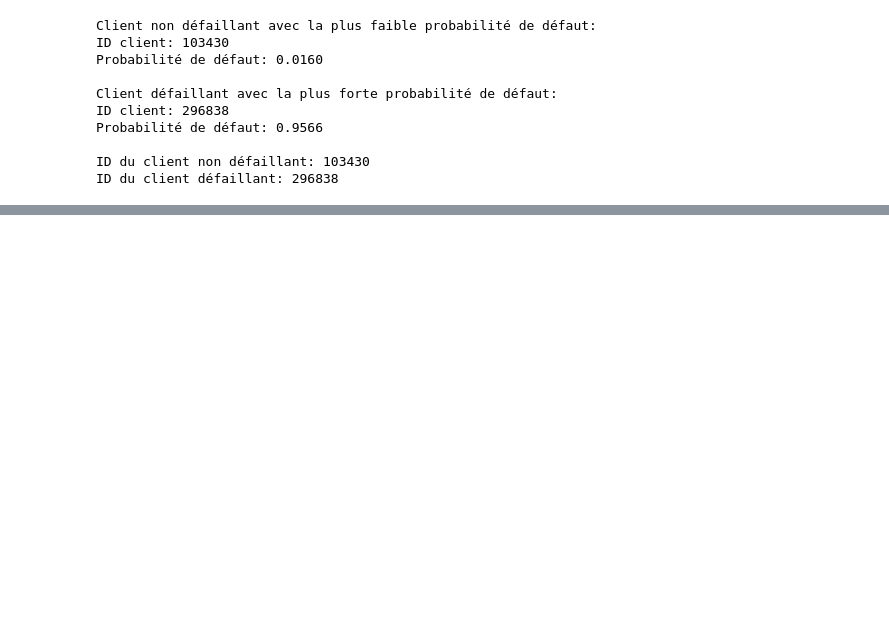
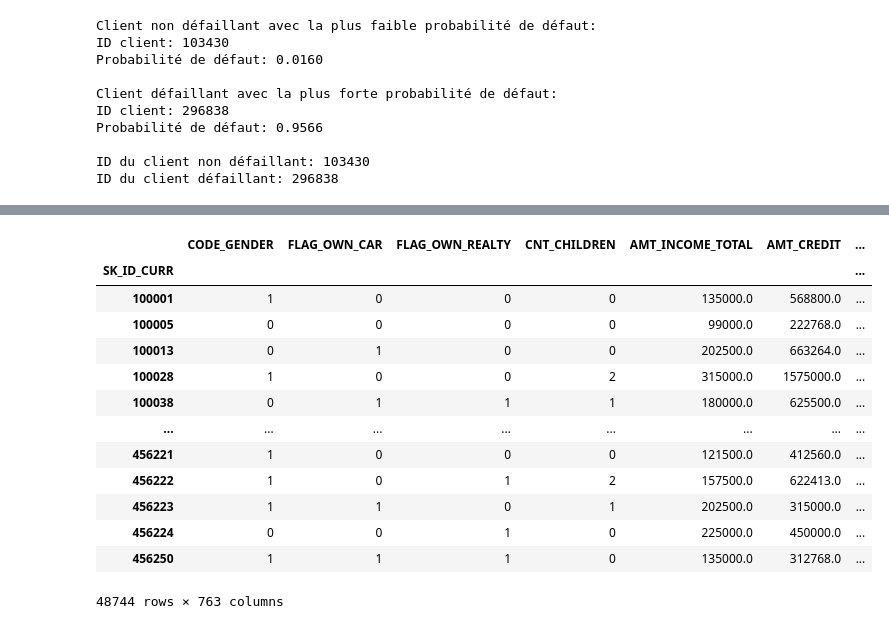
Before and after one commit to EP-portfolio/PROJET_7, a Jupyter notebook: PROJET_7.ipynb, the cells around one changed output, grey strips where cells are left out. Cells and saved outputs as stored; diff of their text form; code cells hidden in the pictures; blank space fills up the shorter version.

```diff
--- a/PROJET_7.ipynb
+++ b/PROJET_7.ipynb
@@ -2428,0 +2473,18 @@ ID du client défaillant: 296838
+# %%
+data_drift_test = data_drift_test.set_index('SK_ID_CURR')
+data_drift_test
+# %% [output]
+|  | CODE_GENDER | FLAG_OWN_CAR | FLAG_OWN_REALTY | CNT_CHILDREN | AMT_INCOME_TOTAL | AMT_CREDIT | ... |
+| SK_ID_CURR |  |  |  |  |  |  | ... |
+| 100001 | 1 | 0 | 0 | 0 | 135000.0 | 568800.0 | ... |
+| 100005 | 0 | 0 | 0 | 0 | 99000.0 | 222768.0 | ... |
+| 100013 | 0 | 1 | 0 | 0 | 202500.0 | 663264.0 | ... |
+| 100028 | 1 | 0 | 0 | 2 | 315000.0 | 1575000.0 | ... |
+| 100038 | 0 | 1 | 1 | 1 | 180000.0 | 625500.0 | ... |
+| ... | ... | ... | ... | ... | ... | ... | ... |
+| 456221 | 1 | 0 | 0 | 0 | 121500.0 | 412560.0 | ... |
+| 456222 | 1 | 0 | 1 | 2 | 157500.0 | 622413.0 | ... |
+| 456223 | 1 | 1 | 0 | 1 | 202500.0 | 315000.0 | ... |
+| 456224 | 0 | 0 | 1 | 0 | 225000.0 | 450000.0 | ... |
+| 456250 | 1 | 1 | 1 | 0 | 135000.0 | 312768.0 | ... |
+48744 rows × 763 columns
```
Also changed, not shown: parts of 14 cells of this notebook, 5 other files.
